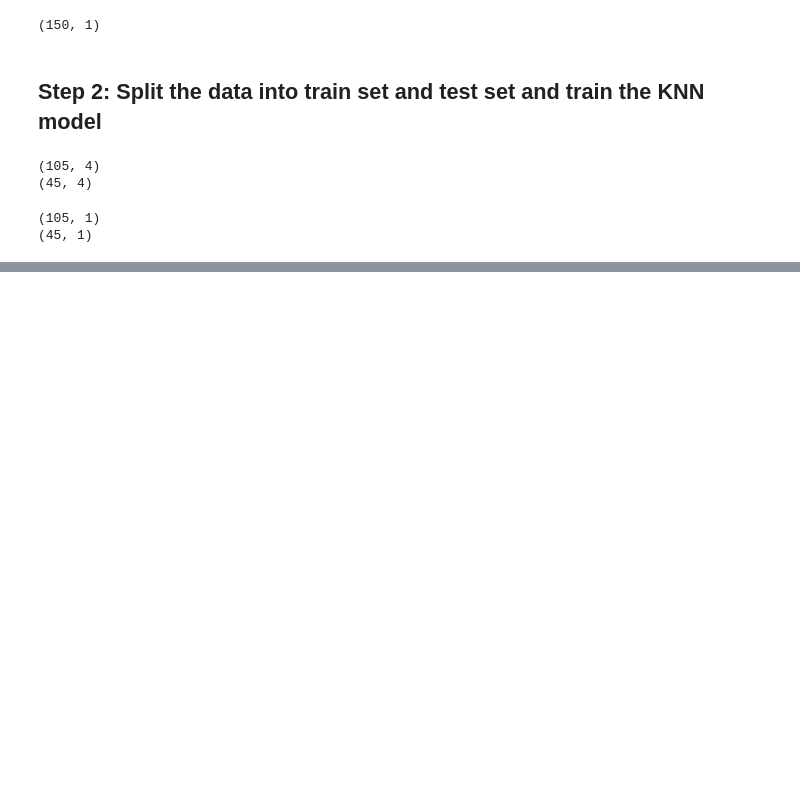
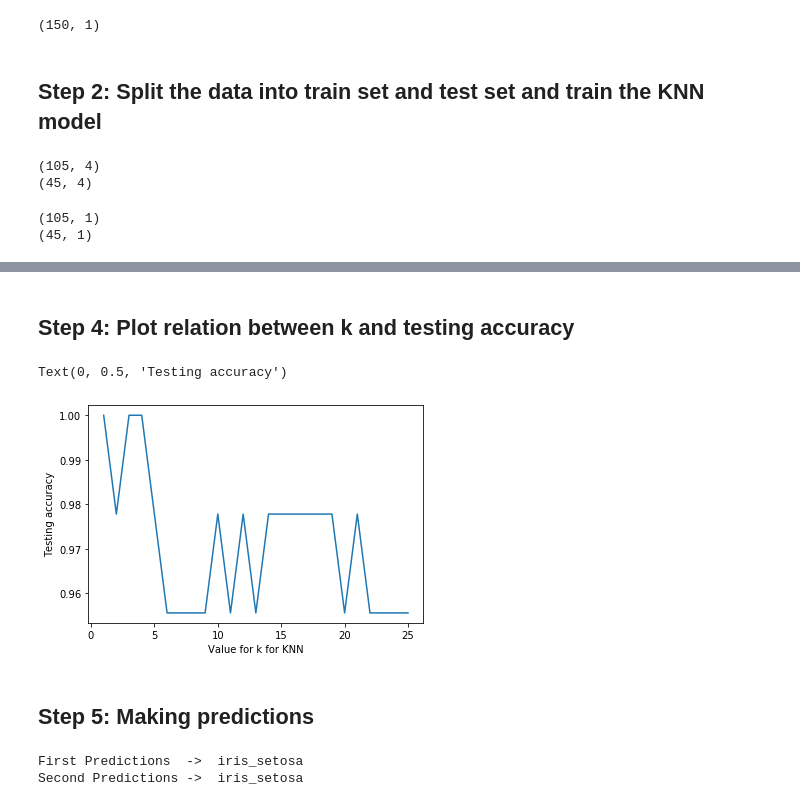
Before and after one commit to ghimiresunil/Scratch-implementation-of-KNN, a Jupyter notebook: knn_file/scratch_implementation.ipynb, the cells around one changed output, grey strips where cells are left out. Cells and saved outputs as stored; diff of their text form; code cells hidden in the pictures; blank space fills up the shorter version.

```diff
--- a/knn_file/scratch_implementation.ipynb
+++ b/knn_file/scratch_implementation.ipynb
@@ -234,0 +237,15 @@ array([0, 1, 2], dtype=int64)
+# %%
+## Import ‘KNeighborsClassifier’ class from sklearn
+>>> from sklearn.neighbors import KNeighborsClassifier
+## import metrics model to check the accuracy
+>>> from sklearn import metrics
+## using loop from k = 1 to k = 25 and record testing accuracy
+>>> k_range = range(1,26)
+>>> scores = {}
+>>> score_list = []
+>>> for k in k_range:
+...     knn = KNeighborsClassifier(n_neighbors=k)
+...     knn.fit(X_train, y_train)
+...     y_pred = knn.predict(X_test)
+...     scores[k] = metrics.accuracy_score(y_test, y_pred)
+...     score_list.append(metrics.accuracy_score(y_test, y_pred))
@@ -234,0 +292,25 @@ array([0, 1, 2], dtype=int64)
+# %% [markdown]
+## Step 4: Plot relation between k and testing accuracy
+# %%
+>>> %matplotlib inline
+>>> import matplotlib.pyplot as plt
+>>> plt.plot(k_range, score_list)
+>>> plt.xlabel('Value for k for KNN')
+>>> plt.ylabel('Testing accuracy')
+# %% [output]
+Text(0, 0.5, 'Testing accuracy')
+[figure, added]
+# %% [markdown]
+## Step 5: Making predictions
+# %%
+>>> knn = KNeighborsClassifier(n_neighbors=5)
+>>> knn.fit(data,target)
+>>> target_Classes = {0:'iris_setosa', 1:'iris_versicolor', 2:'iris_verginica'}
+>>> x_new = [[4,3,1,2],
+...         [5,4,1,3]]
+>>> y_predict = knn.predict(x_new)
+>>> print('First Predictions  -> ',target_Classes[y_predict[1]])
+>>> print('Second Predictions -> ',target_Classes[y_predict[0]])
+# %% [output]
+First Predictions  ->  iris_setosa
+Second Predictions ->  iris_setosa
```
Also changed, not shown: parts of 3 cells of this notebook.
